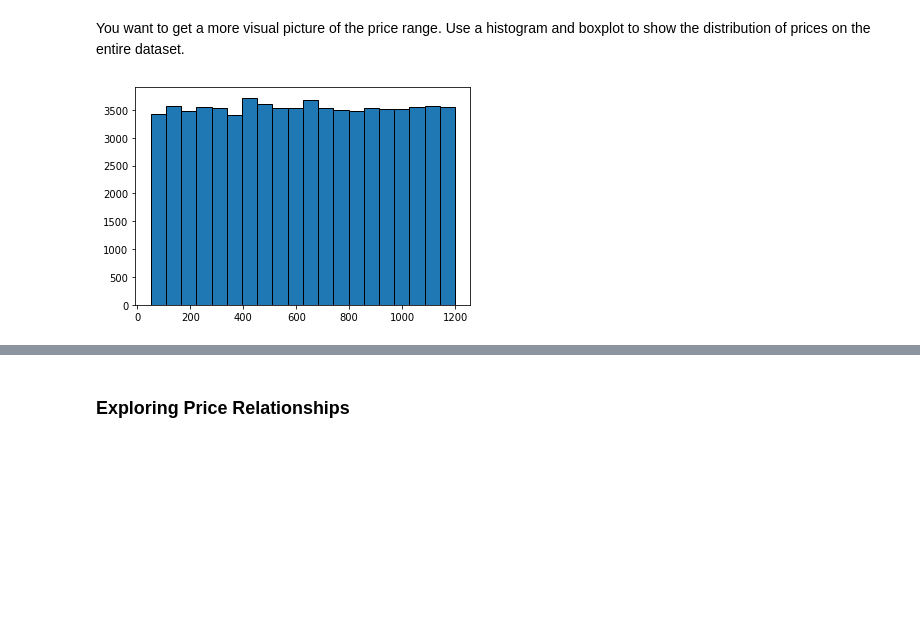
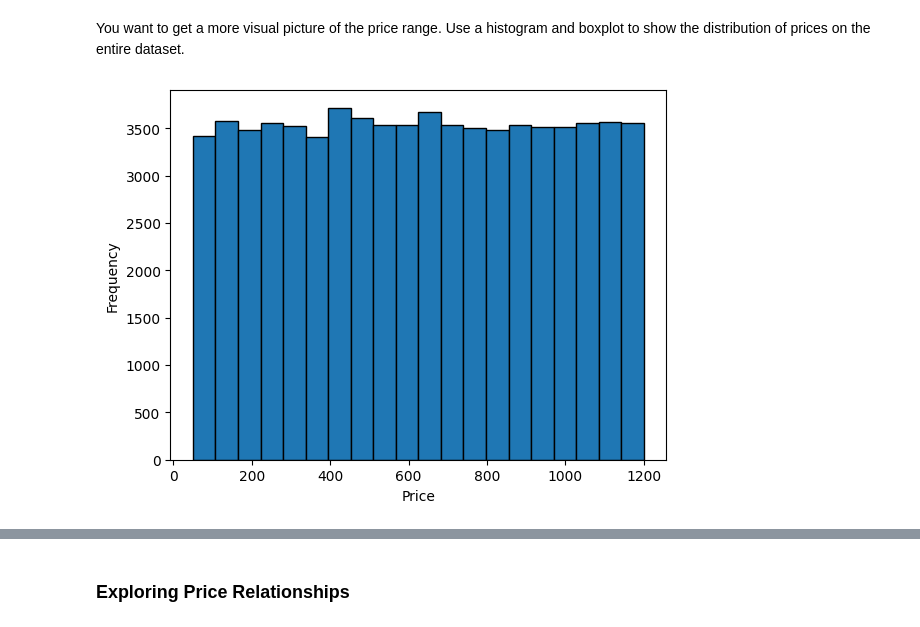
Before and after one commit to mnghiap/ids22, a Jupyter notebook: assignment1/assignment_1.ipynb, the cells around one changed output, grey strips where cells are left out. Drawn from its saved outputs; the diff is of its cells as text; code cells hidden in the pictures; blank space fills up the shorter version.

```diff
--- a/assignment1/assignment_1.ipynb
+++ b/assignment1/assignment_1.ipynb
@@ -118,10 +120,12 @@ You want to get a more visual picture of the price range. Use a histogram and bo
 # %%
 # Your answer goes here
 # Draw the histogram
 plt.hist(df_cleaned['price'], bins=20, edgecolor='black')
+plt.xlabel('Price')
+plt.ylabel('Frequency')
 plt.show()
 # %% [output]
-[figure, old version]
+[figure, new version]
 # %%
 # Draw the boxplot
 plt.boxplot(df_cleaned['price'], showfliers=True)
```
Also changed, not shown: parts of 40 cells of this notebook.
